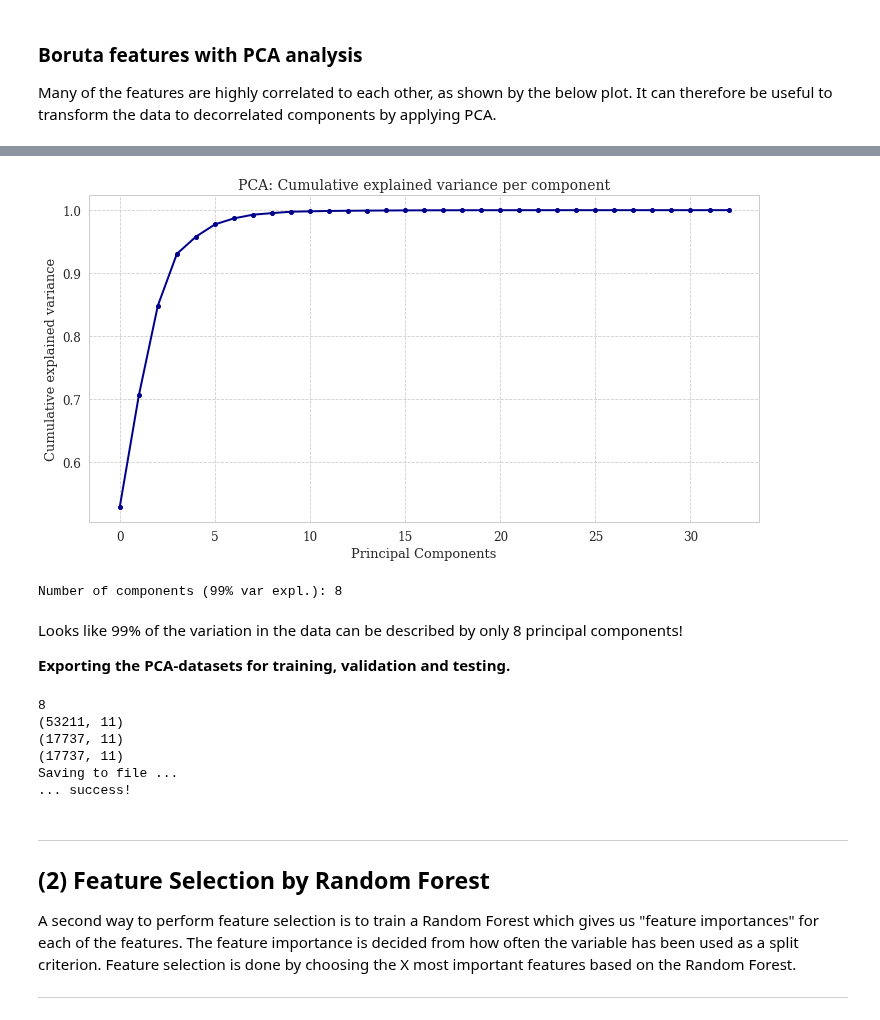
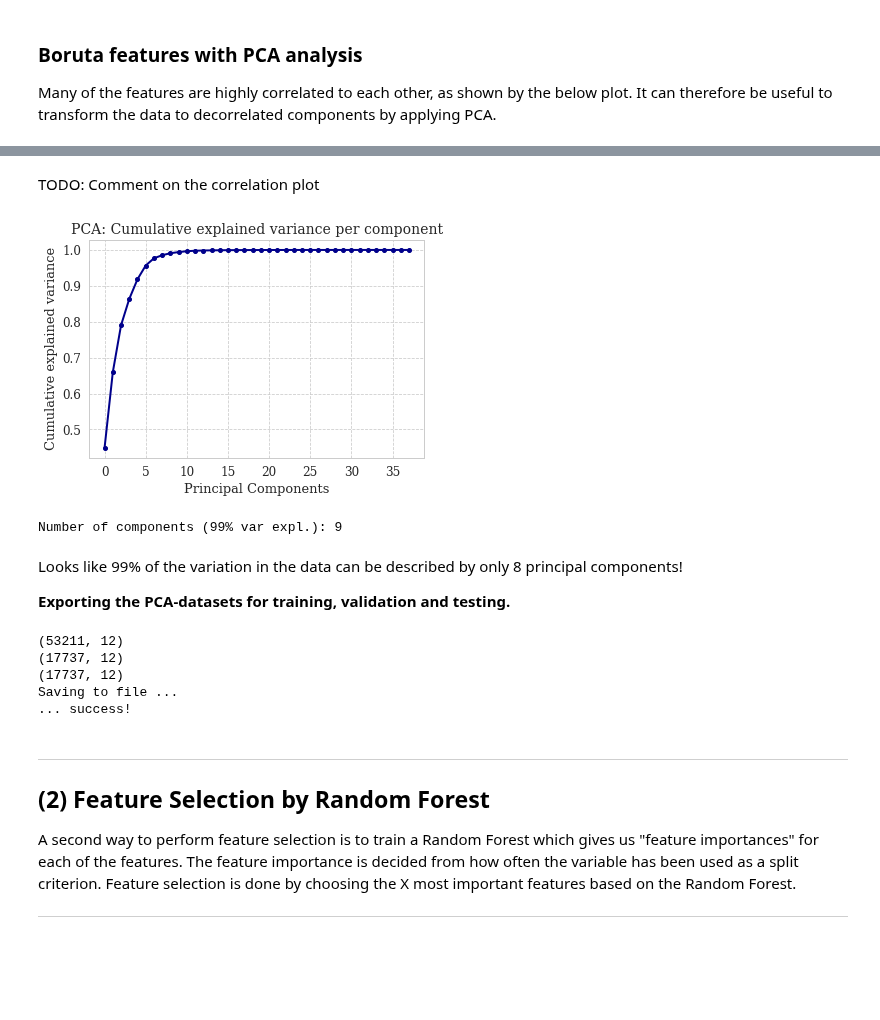
Before and after one commit to hreiten/master-thesis, a Jupyter notebook: src/preprocessing/feature-selection.ipynb, the cells around one changed output, grey strips where cells are left out. Saved outputs shown, nothing was run; the diff lists cells and outputs as text; code cells hidden in the pictures; blank space fills up the shorter version.

```diff
--- a/src/preprocessing/feature-selection.ipynb
+++ b/src/preprocessing/feature-selection.ipynb
@@ -57,7 +64,7 @@ data_train = np.load(ROOT_PATH + "data/scaled/data_scaled_train.npy")
 data_valid = np.load(ROOT_PATH + "data/scaled/data_scaled_valid.npy")
 data_test = np.load(ROOT_PATH + "data/scaled/data_scaled_test.npy")
 
-headers = pd.read_csv(ROOT_PATH+"data/metadata/tags_all_chosen.csv",
+headers = pd.read_csv(ROOT_PATH+"data/metadata/headers.csv",
                       sep=";", keep_default_na=False, header=None).values[:,0]
 target_tags = pd.read_csv(ROOT_PATH+"data/metadata/tags_targets.csv",
                           sep=";", keep_default_na=False, header=None).values[:,0]
@@ -359,17 +369,20 @@ Because of the generally high correlation, linear transformations that decorrela
+# %% [markdown]
+TODO: Comment on the correlation plot
 # %%
 pca = PCA().fit(data_inputs)
 
 plt.figure()
 plt.plot(np.cumsum(pca.explained_variance_ratio_), marker="o", c="darkblue", ms=4, lw=2)
 plt.title("PCA: Cumulative explained variance per component")
 plt.xlabel("Principal Components")
 plt.ylabel("Cumulative explained variance")
 plt.show()
 
-print("Number of components (99% var expl.):", PCA(.99).fit(data_train[:,all_confirmed_idxs[3:]]).n_components_)
+print("Number of components (99% var expl.):",
+      PCA(.99).fit(data_train[:,confirmed_inputs_idxs]).n_components_)
 # %% [output]
-[figure, old version]
+[figure, new version]
-Number of components (99% var expl.): 8
+Number of components (99% var expl.): 9
 # %% [markdown]
 Looks like 99% of the variation in the data can be described by only 8 principal components!
 
@@ -382,7 +395,6 @@ def transform_pca(fit_pca, data, idxs_to_transform):
 
 idxs = confirmed_inputs_idxs
 pca = PCA(.99).fit(data_inputs)
-print(pca.n_components_)
 
 data_train_pca = transform_pca(pca, data_train, idxs)
 data_valid_pca = transform_pca(pca, data_valid, idxs)
@@ -399,10 +411,9 @@ np.save(path + "valid_bor_pca.npy", data_valid_pca)
 np.save(path + "test_bor_pca.npy", data_test_pca)
 print("... success! ")
 # %% [output]
-8
-(53211, 11)
-(17737, 11)
-(17737, 11)
+(53211, 12)
+(17737, 12)
+(17737, 12)
 Saving to file ...
 ... success!
 # %% [markdown]
```
Also changed, not shown: parts of 21 cells of this notebook, 36 other files.
